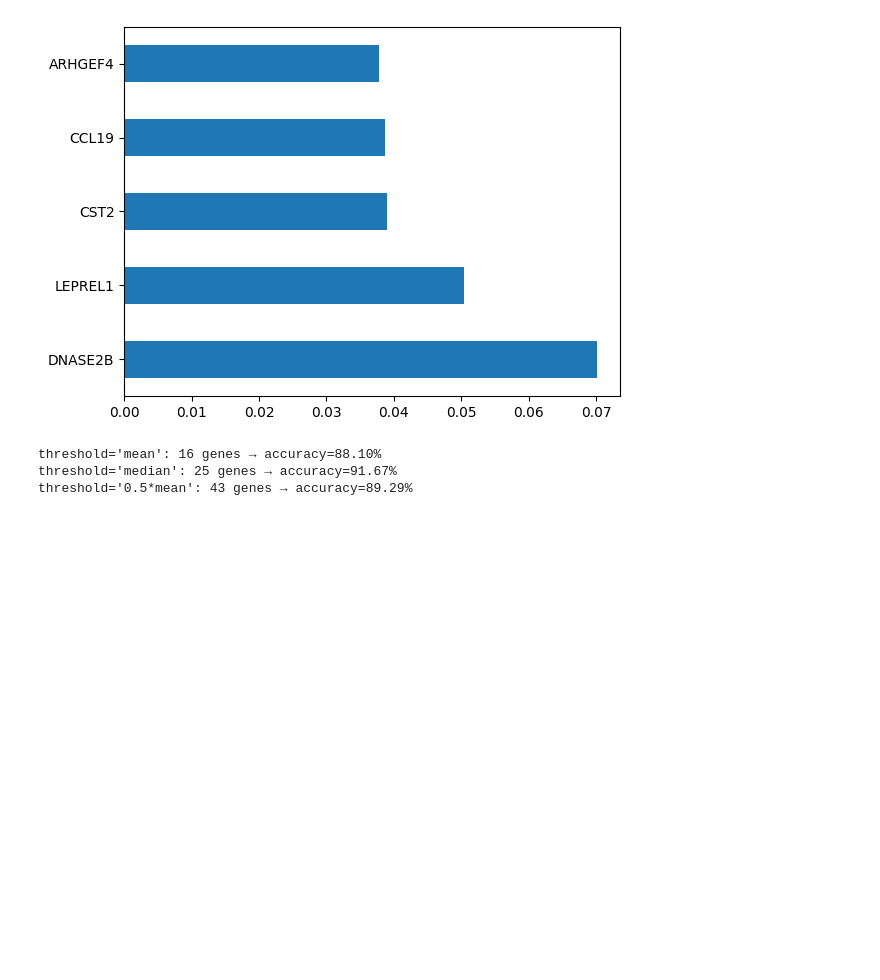
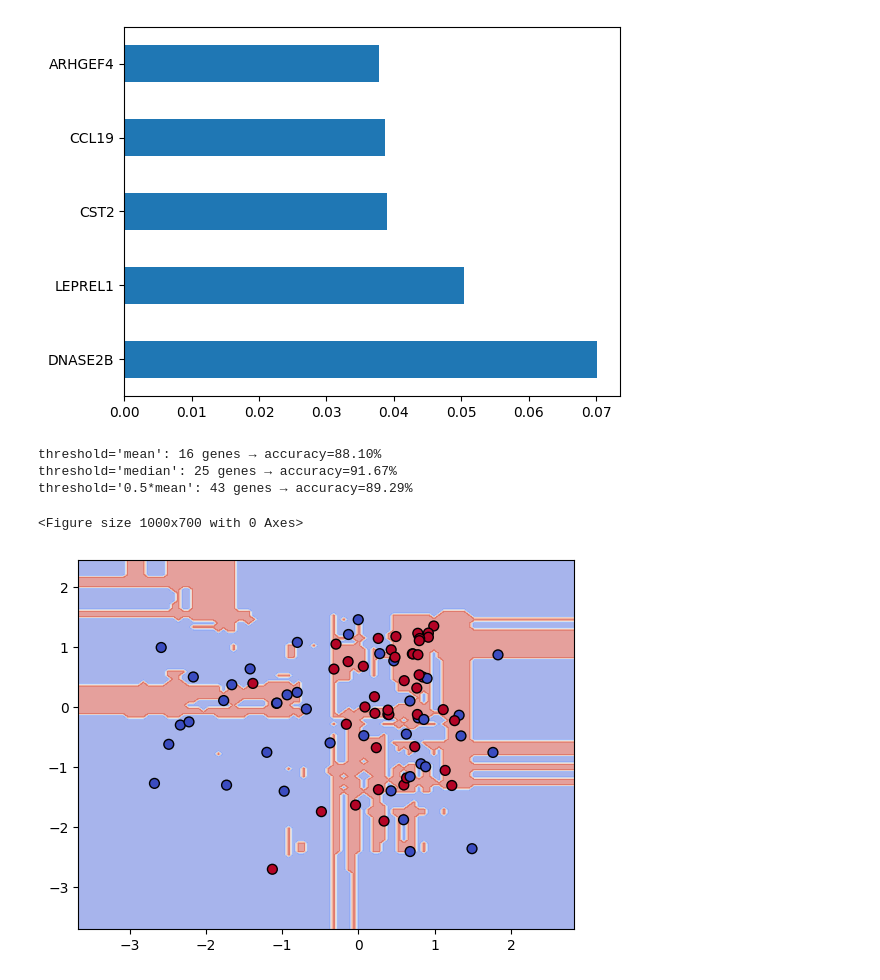
Before and after one commit to EnriGF/Proyecto_ML, a Jupyter notebook: RandomForest.ipynb, the cells around one changed output. Cells and saved outputs as stored; diff of their text form; code cells hidden in the pictures; blank space fills up the shorter version.

Commit message:
Visualizar árbol de decisión

```diff
--- a/RandomForest.ipynb
+++ b/RandomForest.ipynb
@@ -120,3 +121,21 @@ for threshold in ["mean", "median", "0.5*mean"]:
 threshold='mean': 16 genes → accuracy=88.10%
 threshold='median': 25 genes → accuracy=91.67%
 threshold='0.5*mean': 43 genes → accuracy=89.29%
+# %%
+#Crear y entrenar el modelo 2D
+from sklearn.inspection import DecisionBoundaryDisplay
+
+clf = RandomForestClassifier(random_state=42)
+clf.fit(X_2D_train, y_int_train)
+score = clf.score(X_2D_test, y_int_test)
+fig = plt.figure(figsize=(10, 7))
+fig = DecisionBoundaryDisplay.from_estimator(clf, X_2D_test,
+                                             response_method='predict',
+                                             alpha=0.5,cmap='coolwarm')
+fig.ax_.scatter(X_2D_test[:, 0], X_2D_test[:, 1],
+                c=y_int_test, edgecolor='k',
+                s=50, cmap='coolwarm')
+plt.show()
+# %% [output]
+<Figure size 1000x700 with 0 Axes>
+[figure, added]
```
Also changed, not shown: parts of 3 cells of this notebook.
